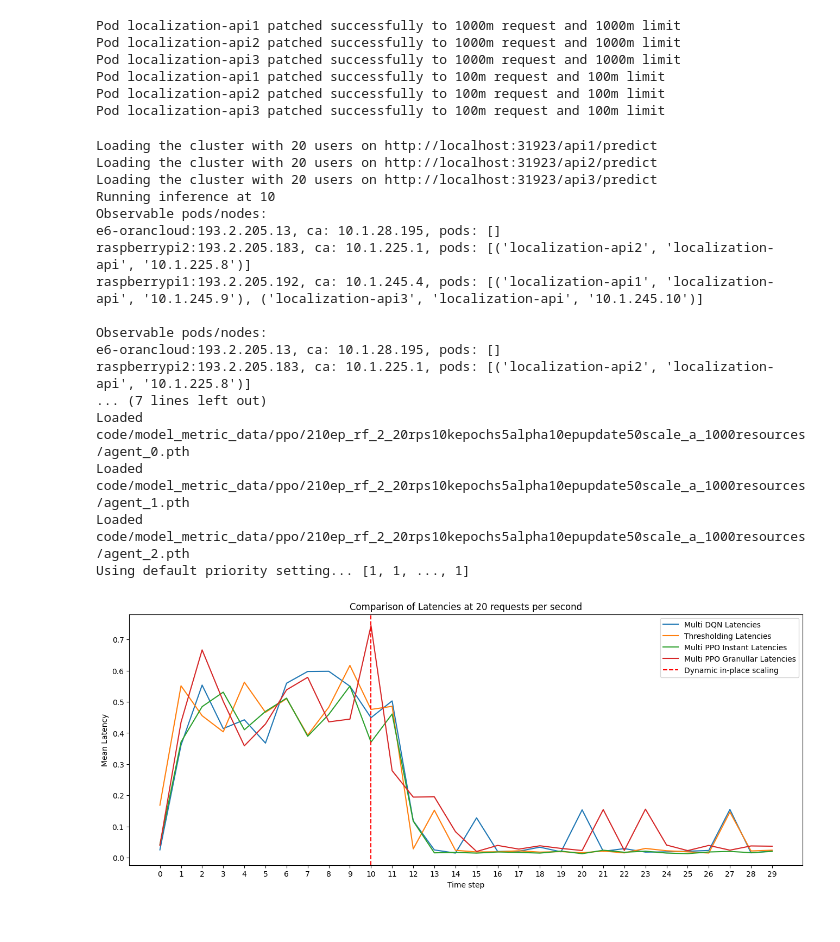
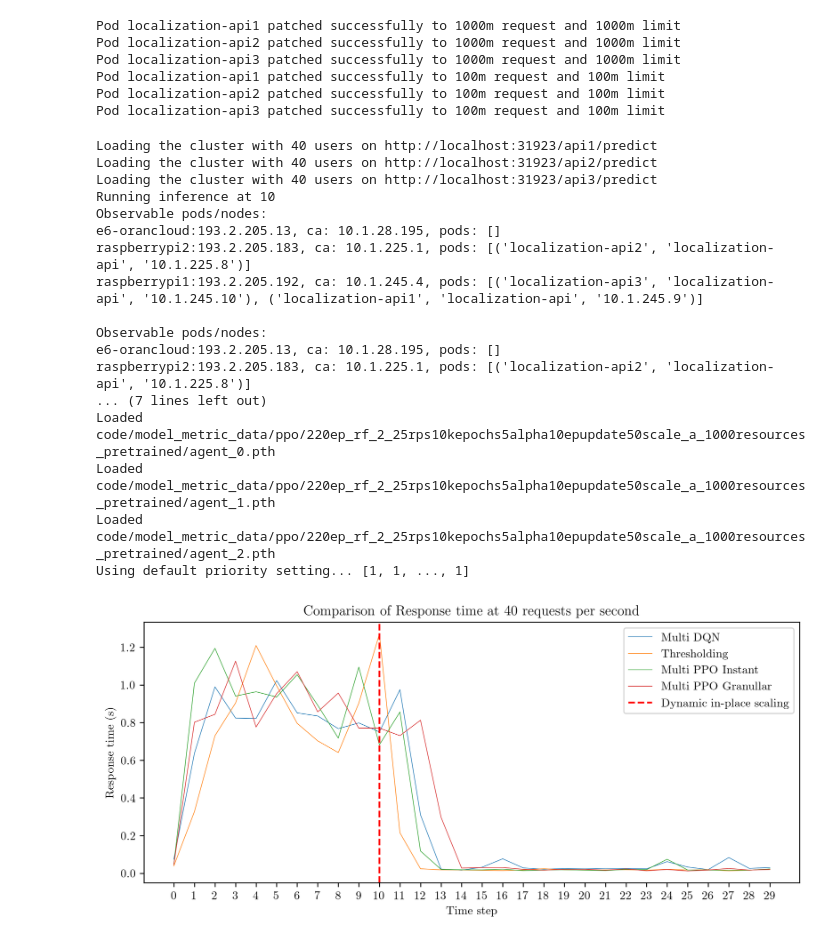
Before and after one commit to sensorlab/agent-edgeautoscaling, a Jupyter notebook: code/alg_analysis.ipynb, the cells around one changed output. Drawn from its saved outputs; the diff is of its cells as text; code cells hidden in the pictures.

```diff
--- a/code/alg_analysis.ipynb
+++ b/code/alg_analysis.ipynb
@@ -82,7 +82,7 @@ for i in range(recordings):
     start_time = time.time()
     # latencies = get_response_latenices(USERS, url)
     # latencies = [latency for latency in latencies if latency is not None]
-    rts = [np.mean([rt if rt is not None else 2 for rt in get_response_times(USERS, f'{url}/api{api_id}/predict')]) for api_id in range(1, apis + 1)]
+    rts = [np.mean([rt for rt in get_response_times(USERS, f'{url}/api{api_id}/predict') if rt is not None]) for api_id in range(1, apis + 1)]
 
     mean_rt = np.mean(rts)
     mdqn_rts.append(mean_rt)
@@ -159,7 +159,7 @@ for i in range(recordings):
     start_time = time.time()
     # latencies = get_response_latenices(USERS, url)
     # latencies = [latency for latency in latencies if latency is not None]
-    rts = [np.mean([rt if rt is not None else 2 for rt in get_response_times(USERS, f'{url}/api{api_id}/predict')]) for api_id in range(1, apis + 1)]
+    rts = [np.mean([rt for rt in get_response_times(USERS, f'{url}/api{api_id}/predict') if rt is not None]) for api_id in range(1, apis + 1)]
 
     mean_rt = np.mean(rts)
     thold_rts.append(mean_rt)
@@ -271,7 +271,7 @@ for i in range(recordings):
     start_time = time.time()
     # latencies = get_response_latenices(USERS, url)
     # latencies = [latency for latency in latencies if latency is not None]
-    rts = [np.mean([rt if rt is not None else 2 for rt in get_response_times(USERS, f'{url}/api{api_id}/predict')]) for api_id in range(1, apis + 1)]
+    rts = [np.mean([rt for rt in get_response_times(USERS, f'{url}/api{api_id}/predict') if rt is not None]) for api_id in range(1, apis + 1)]
 
     mean_rt = np.mean(rts)
     instant_ppo_rts.append(mean_rt)
@@ -343,13 +343,14 @@ infer_process = None
 for i in range(recordings):
     if i % (recordings // divide_at) == 0 and i != 0 and infer_process is None:
         print(f"Running inference at {i}")
-        infer_process = subprocess.Popen(['python', 'code/infer_ppo.py', '--load_model', 'code/model_metric_data/ppo/210ep_rf_2_20rps10kepochs5alpha10epupdate50scale_a_1000resources'])
-        time.sleep(10) # HACK PLS :(
+        # infer_process = subprocess.Popen(['python', 'code/infer_ppo.py', '--load_model', 'code/model_metric_data/ppo/210ep_rf_2_20rps10kepochs5alpha10epupdate50scale_a_1000resources'])
+        infer_process = subprocess.Popen(['python', 'code/infer_ppo.py', '--load_model', 'code/model_metric_data/ppo/220ep_rf_2_25rps10kepochs5alpha10epupdate50scale_a_1000resources_pretrained'])
+        # time.sleep(10) # HACK PLS :(
 
     start_time = time.time()
     # latencies = get_response_latenices(USERS, url)
     # latencies = [latency for latency in latencies if latency is not None]
-    rts = [np.mean([rt if rt is not None else 2 for rt in get_response_times(USERS, f'{url}/api{api_id}/predict')]) for api_id in range(1, apis + 1)]
+    rts = [np.mean([rt for rt in get_response_times(USERS, f'{url}/api{api_id}/predict') if rt is not None]) for api_id in range(1, apis + 1)]
 
     mean_rt = np.mean(rts)
     granullar_ppo_rts.append(mean_rt)
@@ -371,20 +372,20 @@ for i in range(recordings):
 spam_process.terminate()
 infer_process.terminate()
 # %% [output]
-Loading the cluster with 20 users on http://localhost:31923/api1/predict
-Loading the cluster with 20 users on http://localhost:31923/api2/predict
-Loading the cluster with 20 users on http://localhost:31923/api3/predict
+Loading the cluster with 40 users on http://localhost:31923/api1/predict
+Loading the cluster with 40 users on http://localhost:31923/api2/predict
+Loading the cluster with 40 users on http://localhost:31923/api3/predict
 Running inference at 10
 Observable pods/nodes:
 e6-orancloud:193.2.205.13, ca: 10.1.28.195, pods: []
 raspberrypi2:193.2.205.183, ca: 10.1.225.1, pods: [('localization-api2', 'localization-api', '10.1.225.8')]
-raspberrypi1:193.2.205.192, ca: 10.1.245.4, pods: [('localization-api1', 'localization-api', '10.1.245.9'), ('localization-api3', 'localization-api', '10.1.245.10')]
+raspberrypi1:193.2.205.192, ca: 10.1.245.4, pods: [('localization-api3', 'localization-api', '10.1.245.10'), ('localization-api1', 'localization-api', '10.1.245.9')]
 
 Observable pods/nodes:
 e6-orancloud:193.2.205.13, ca: 10.1.28.195, pods: []
 raspberrypi2:193.2.205.183, ca: 10.1.225.1, pods: [('localization-api2', 'localization-api', '10.1.225.8')]
 ... (7 lines left out)
-Loaded code/model_metric_data/ppo/210ep_rf_2_20rps10kepochs5alpha10epupdate50scale_a_1000resources/agent_0.pth
-Loaded code/model_metric_data/ppo/210ep_rf_2_20rps10kepochs5alpha10epupdate50scale_a_1000resources/agent_1.pth
-Loaded code/model_metric_data/ppo/210ep_rf_2_20rps10kepochs5alpha10epupdate50scale_a_1000resources/agent_2.pth
+Loaded code/model_metric_data/ppo/220ep_rf_2_25rps10kepochs5alpha10epupdate50scale_a_1000resources_pretrained/agent_0.pth
+Loaded code/model_metric_data/ppo/220ep_rf_2_25rps10kepochs5alpha10epupdate50scale_a_1000resources_pretrained/agent_1.pth
+Loaded code/model_metric_data/ppo/220ep_rf_2_25rps10kepochs5alpha10epupdate50scale_a_1000resources_pretrained/agent_2.pth
 Using default priority setting... [1, 1, ..., 1]
@@ -391,21 +397,21 @@ Using default priority setting... [1, 1, ..., 1]
 # %%
-plt.figure(figsize=(16, 6))
-plt.plot(mdqn_rts, label='Multi DQN Latencies')
-# plt.plot(ddpg_latenices, label='Multi DDPG Latencies')
-plt.plot(thold_rts, label='Thresholding Latencies')
-plt.plot(instant_ppo_rts, label='Multi PPO Instant Latencies')
-plt.plot(granullar_ppo_rts, label='Multi PPO Granullar Latencies')
+plt.figure(figsize=(10, 4), dpi=300)
+plt.plot(mdqn_rts, label='Multi DQN')
+# plt.plot(ddpg_latenices, label='Multi DDPG')
+plt.plot(thold_rts, label='Thresholding')
+plt.plot(instant_ppo_rts, label='Multi PPO Instant')
+plt.plot(granullar_ppo_rts, label='Multi PPO Granullar')
 
 middle_x = len(thold_rts) // divide_at
 plt.axvline(x=middle_x, color='r', linestyle='--', label='Dynamic in-place scaling')
 
 plt.xlabel('Time step')
-plt.ylabel('Mean Latency')
+plt.ylabel('Response time (s)')
 plt.title(f'Comparison of Response time at {initial_rps} requests per second')
 plt.legend()
 
 plt.xticks(range(len(thold_rts)))
 
 plt.show()
 # %% [output]
-[figure, old version]
+[figure, new version]
```
Also changed, not shown: parts of 14 cells of this notebook, 1 other file.
